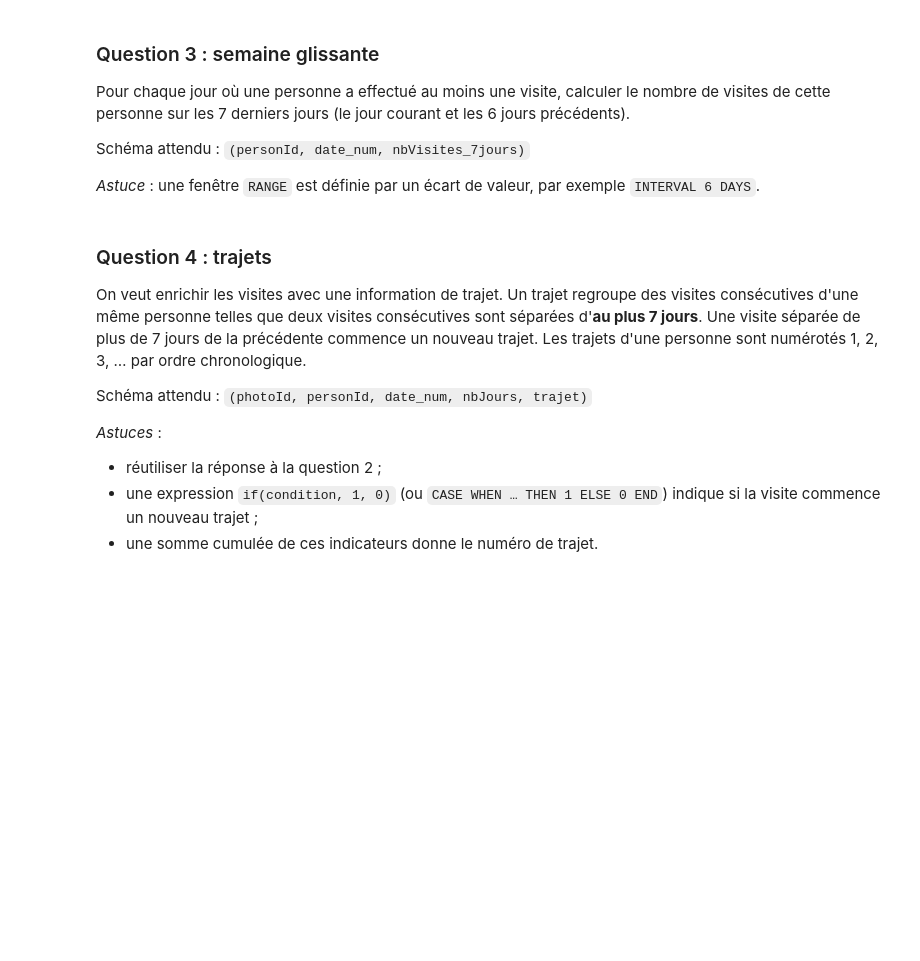
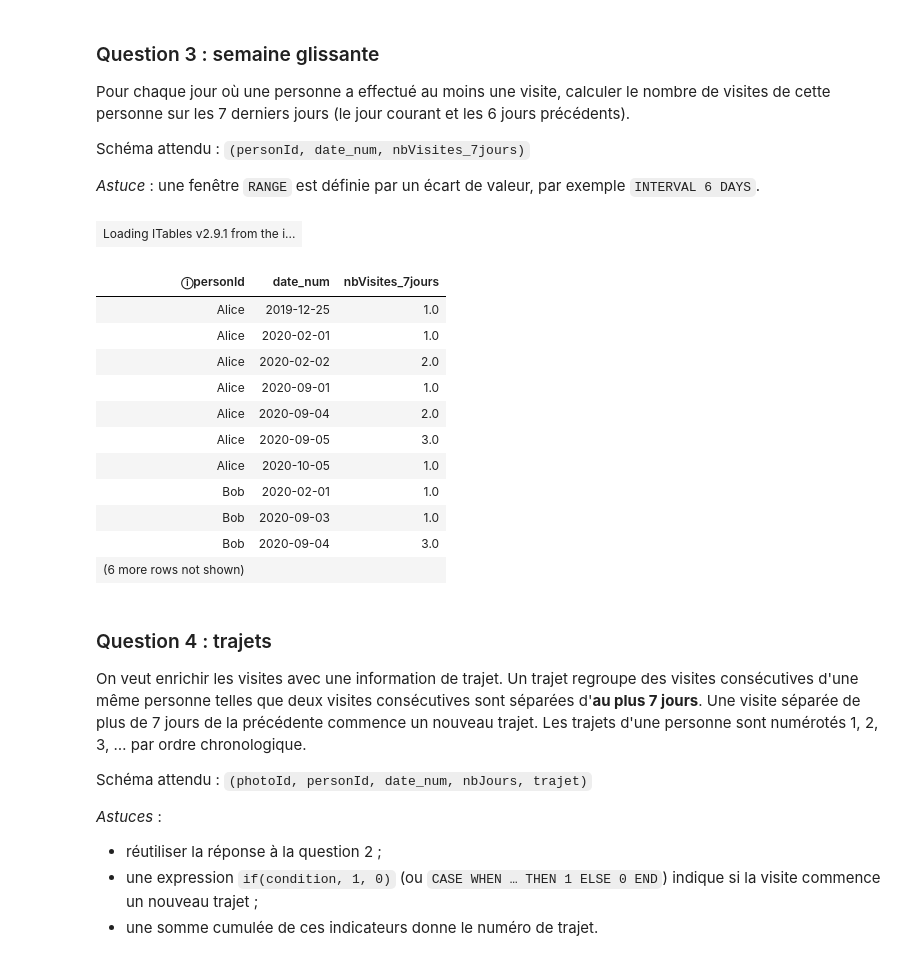
Before and after one commit to cwilson-su/Large-Scale-Data-Analytics-Labs, a Jupyter notebook: LAB2_2026_Fenetres_avec_duckdb.ipynb, the cells around one changed output. Drawn from its saved outputs; the diff is of its cells as text; code cells hidden in the pictures; blank space fills up the shorter version.

```diff
--- a/LAB2_2026_Fenetres_avec_duckdb.ipynb
+++ b/LAB2_2026_Fenetres_avec_duckdb.ipynb
@@ -479,3 +535,38 @@ Schéma attendu : `(personId, date_num, nbVisites_7jours)`
+# %%
+%%sql
+WITH VisitesParJour AS (
+    -- Step 1-count how many visits each person made on each specific date
+    SELECT
+        personId,
+        date_num,
+        COUNT(*) AS nbVisitesJour
+    FROM Visites
+    GROUP BY personId, date_num
+)
+SELECT
+    personId,
+    date_num,
+    SUM(nbVisitesJour) OVER (
+        PARTITION BY personId
+        ORDER BY date_num
+        RANGE BETWEEN INTERVAL 6 DAY PRECEDING AND CURRENT ROW
+    ) AS nbVisites_7jours
+FROM VisitesParJour
+ORDER BY personId, date_num;
+# %% [output]
+| Loading ITables v2.9.1 from the i... |
+| ⓘpersonId | date_num | nbVisites_7jours |
+| Alice | 2019-12-25 | 1.0 |
+| Alice | 2020-02-01 | 1.0 |
+| Alice | 2020-02-02 | 2.0 |
+| Alice | 2020-09-01 | 1.0 |
+| Alice | 2020-09-04 | 2.0 |
+| Alice | 2020-09-05 | 3.0 |
+| Alice | 2020-10-05 | 1.0 |
+| Bob | 2020-02-01 | 1.0 |
+| Bob | 2020-09-03 | 1.0 |
+| Bob | 2020-09-04 | 3.0 |
+| (6 more rows not shown) |  |  |
 # %% [markdown]
 ### Question 4 : trajets
 
```
Also changed, not shown: parts of 9 cells of this notebook.
